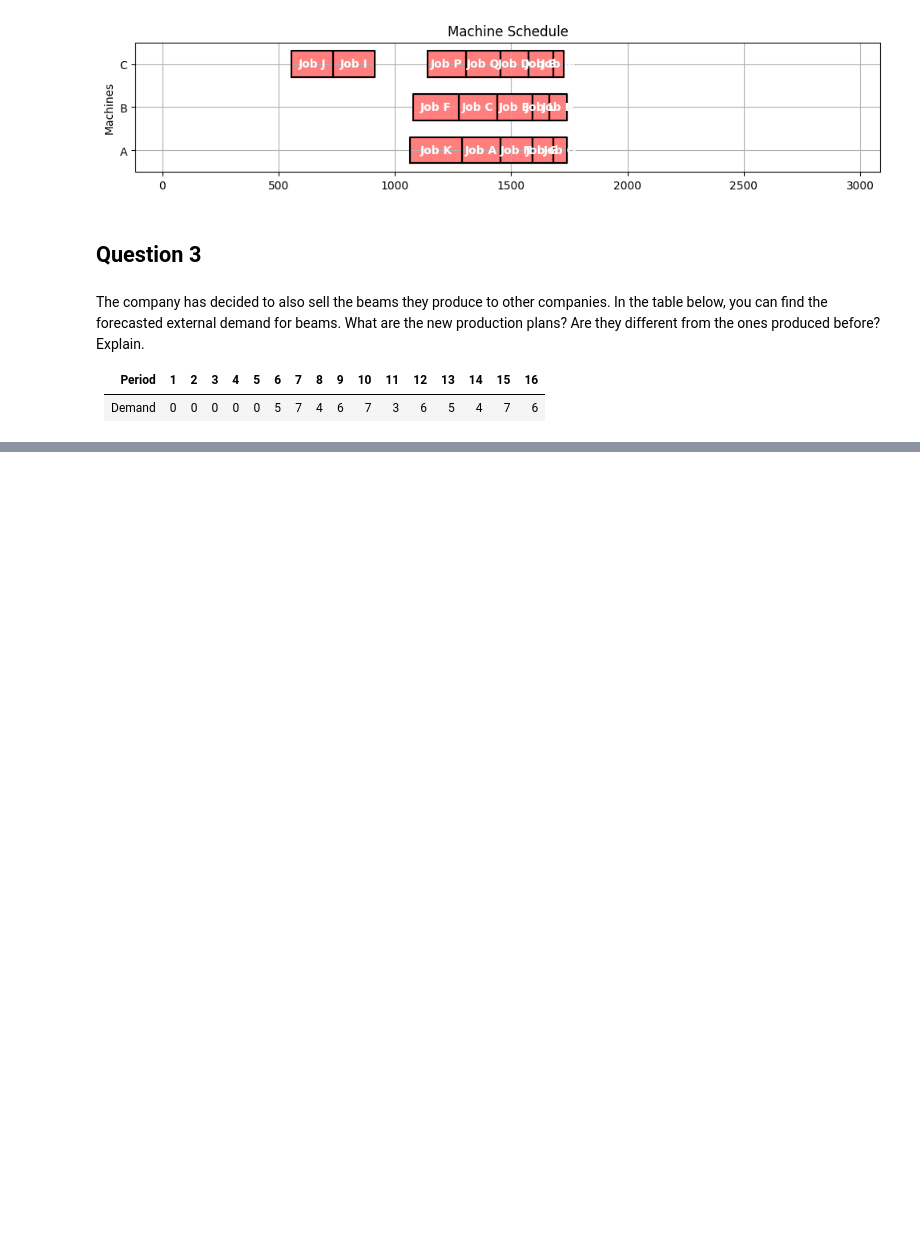
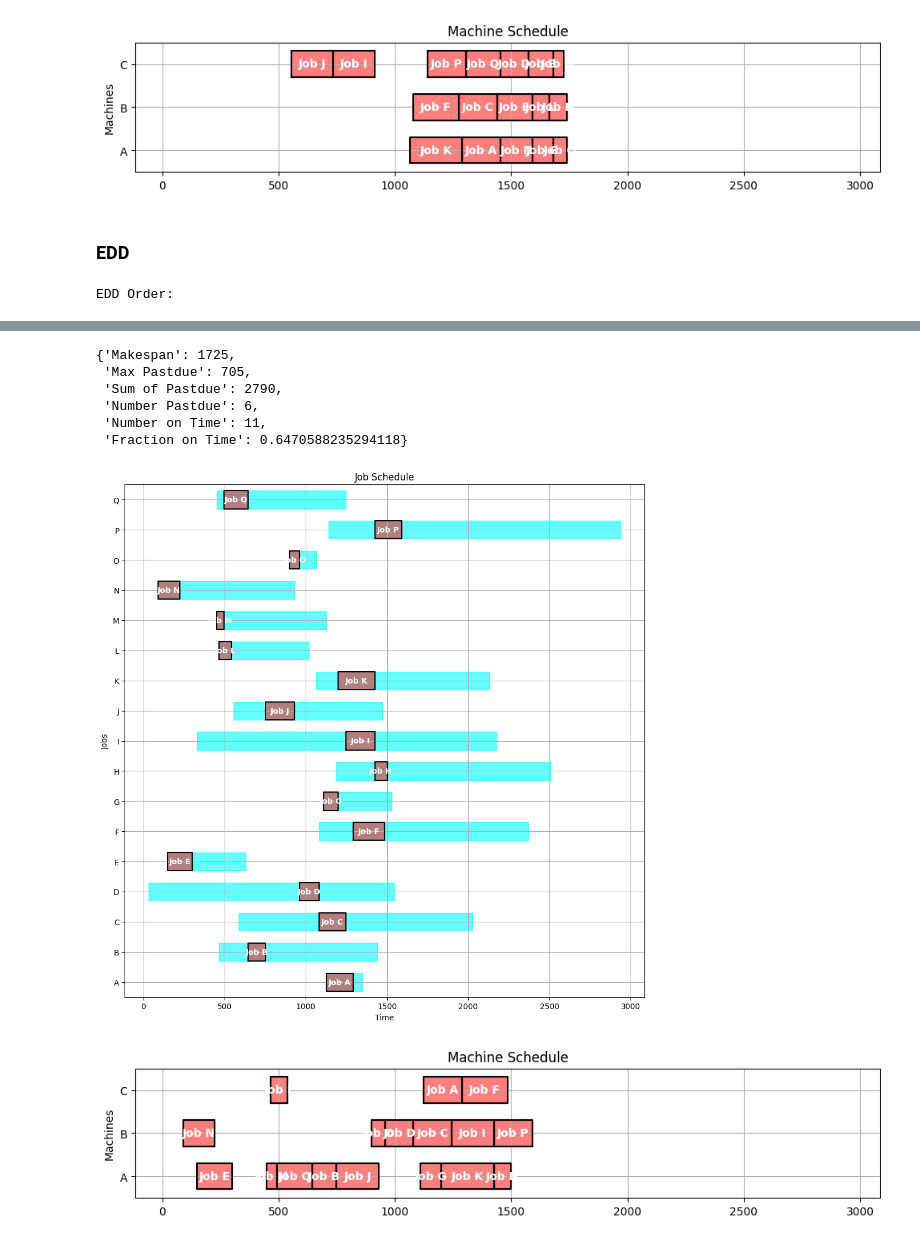
Before and after one commit to Ualh/operation_management, a Jupyter notebook: group7.ipynb, the cells around one changed output, grey strips where cells are left out. Saved outputs shown, nothing was run; the diff lists cells and outputs as text; code cells hidden in the pictures; blank space fills up the shorter version.

```diff
--- a/group7.ipynb
+++ b/group7.ipynb
@@ -2388,13 +2434,17 @@ LPT Order:
  'Fraction on Time': 0.4117647058823529}
 [figure]
 [figure]
-# %% [markdown]
-## Question 3
-# %% [markdown]
-The company has decided to also sell the beams they produce to other companies. In the
-table below, you can find the forecasted external demand for beams. What are the new
-production plans? Are they different from the ones produced before? Explain.
-
-| Period |  1 |  2 |  3 |  4 |  5 |  6 |  7 |  8 |  9 | 10 | 11 | 12 | 13 | 14 | 15 | 16 |
-|--------|----|----|----|----|----|----|----|----|----|----|----|----|----|----|----|----|
-| Demand |  0 |  0 |  0 |  0 |  0 |  5 |  7 |  4 |  6 |  7 |  3 |  6 |  5 |  4 |  7 |  6 |
+# %% [markdown]
+### EDD
+# %%
+
+order=sorted(JOBS, key=lambda x: (JOBS[x]['due'], x))
+gantt(JOBS, schedule(JOBS,order))
+kpi(JOBS, schedule(JOBS,order))
+# EDD - Earliest Due Date first
+edd_order = sorted(JOBS, key=lambda x: (JOBS[x]['due'], x))
+print("\nEDD Order:")
+print_job_order(JOBS, edd_order)
+kpi(JOBS, SCHEDULE)
+# %% [output]
+EDD Order:
@@ -2400,0 +2469,8 @@ production plans? Are they different from the ones produced before? Explain.
+{'Makespan': 1725,
+ 'Max Pastdue': 705,
+ 'Sum of Pastdue': 2790,
+ 'Number Pastdue': 6,
+ 'Number on Time': 11,
+ 'Fraction on Time': 0.6470588235294118}
+[figure, added]
+[figure, added]
```
Also changed, not shown: parts of 22 cells of this notebook, 18 other files.
